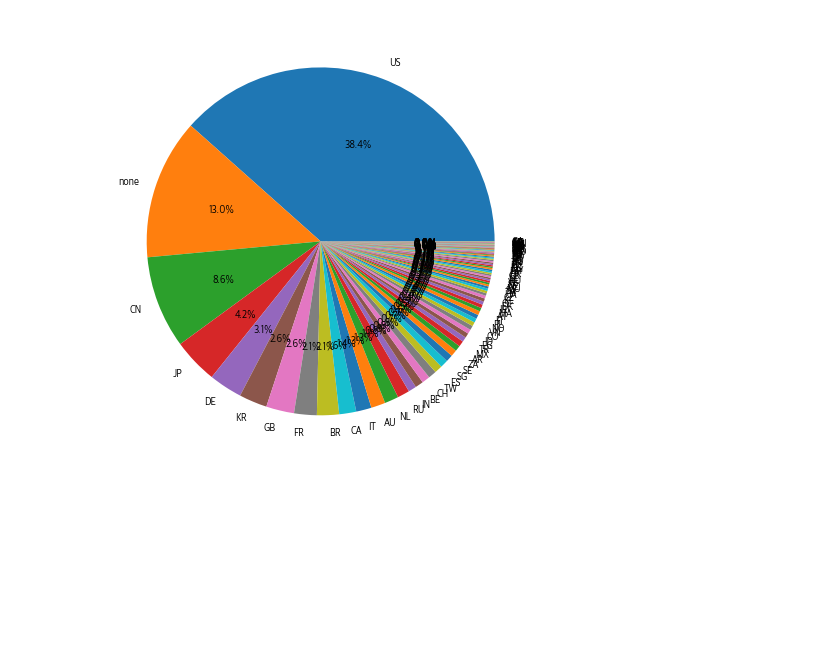
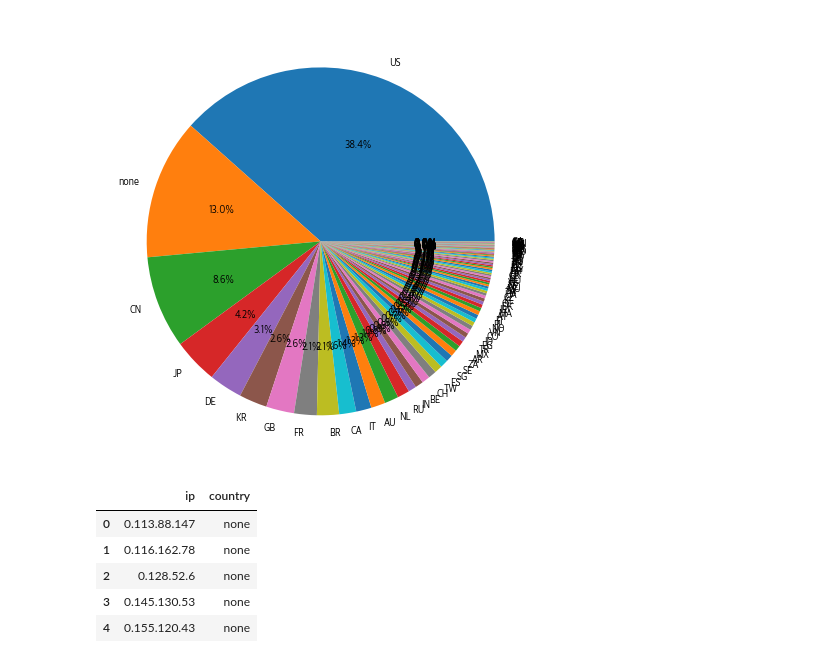
Before and after one commit to gnsia/conan, a Jupyter notebook: Algorythm/2020-11-12-[conan]-ip-check.ipynb, the cells around one changed output. Saved outputs shown, nothing was run; the diff lists cells and outputs as text; code cells hidden in the pictures; blank space fills up the shorter version.

```diff
--- a/Algorythm/2020-11-12-[conan]-ip-check.ipynb
+++ b/Algorythm/2020-11-12-[conan]-ip-check.ipynb
@@ -466,3 +466,16 @@ plt.pie(allCountryValueCount.values, labels = allCountryValueCount.index, autopc
 plt.show()
 # %% [output]
 [figure]
+# %%
+import pandas as pd
+import matplotlib.pyplot as plt
+
+ips = pd.read_csv('allIpCountry.csv', index_col = [0])
+ips.head()
+# %% [output]
+|  | ip | country |
+| 0 | 0.113.88.147 | none |
+| 1 | 0.116.162.78 | none |
+| 2 | 0.128.52.6 | none |
+| 3 | 0.145.130.53 | none |
+| 4 | 0.155.120.43 | none |
```
Also changed, not shown: parts of 1 cell of this notebook, 1 other file.
